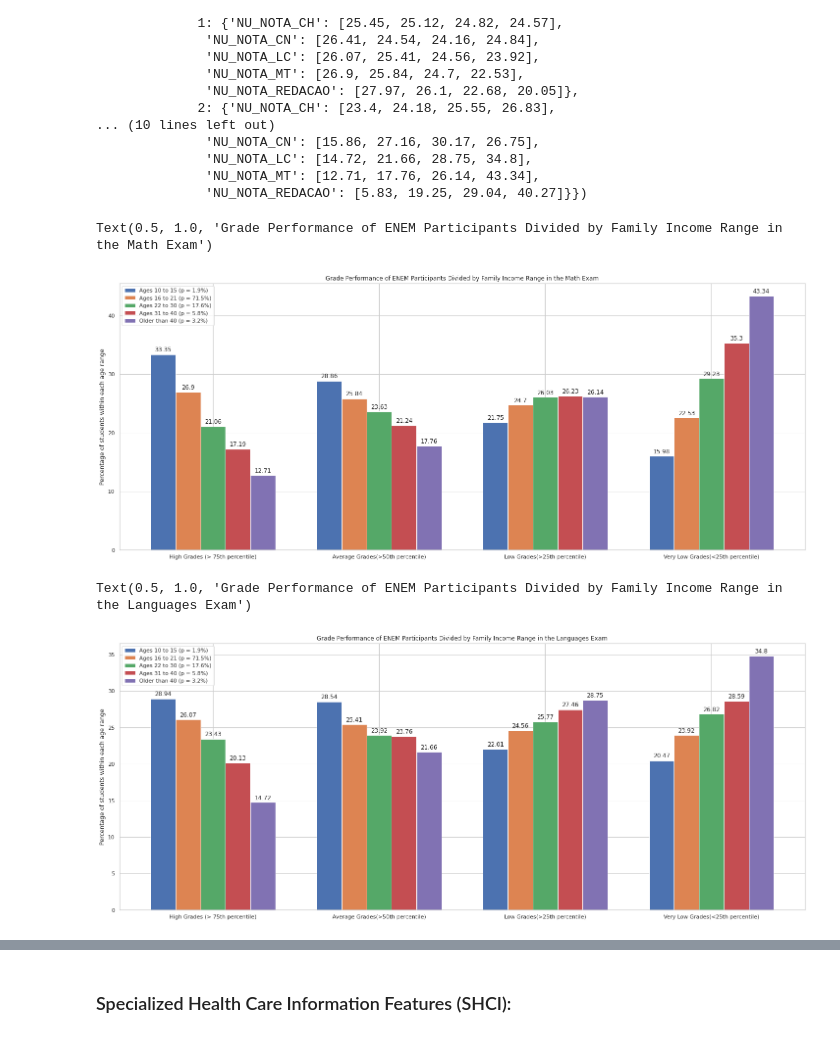
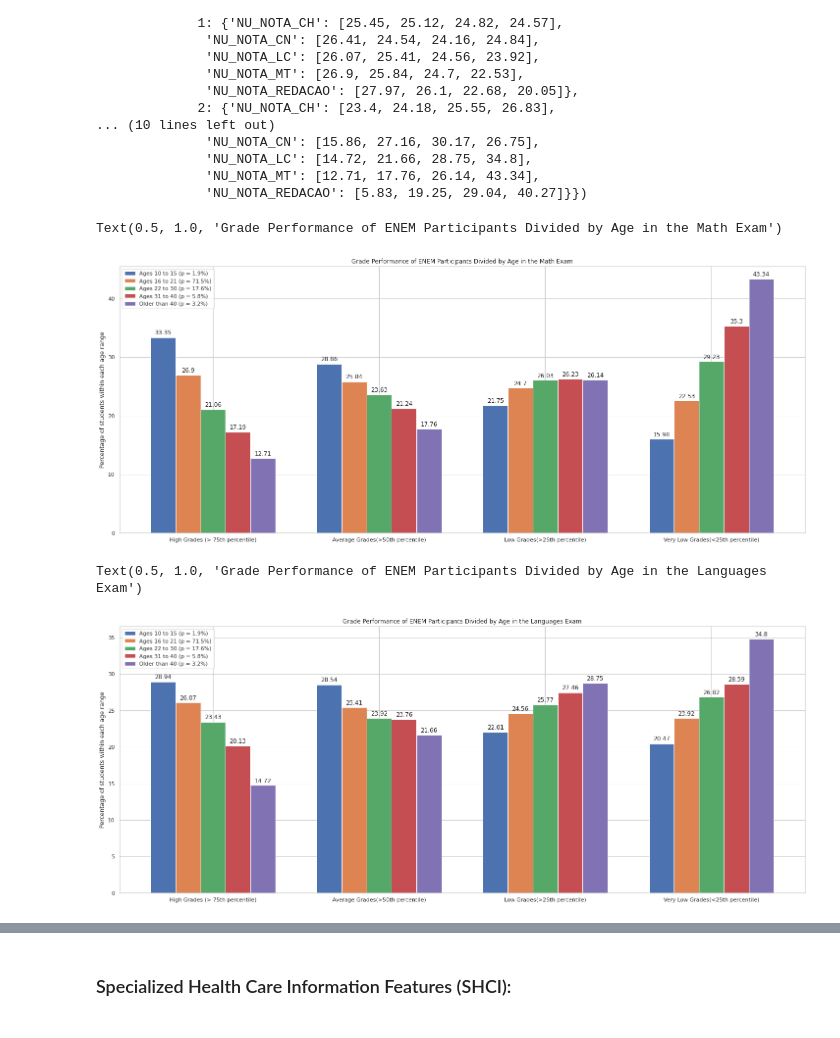
Before and after one commit to higorpr/ENEM_Exploration_Analysis, a Jupyter notebook: ENEM_Exploratory_Analysis.ipynb, the cells around one changed output, grey strips where cells are left out. Cells and saved outputs as stored; diff of their text form; code cells hidden in the pictures.

```diff
--- a/ENEM_Exploratory_Analysis.ipynb
+++ b/ENEM_Exploratory_Analysis.ipynb
@@ -2462,36 +2462,36 @@ fig, ax = plt.subplots(figsize=(25,10))
 rects_age_0 = ax.bar(x - 2 * w, age_data[0]['NU_NOTA_MT'], w, label=f'Ages 10 to 15 (p = {n_age_range_perc[0]}%)')
 rects_age_1 = ax.bar(x - 1 * w, age_data[1]['NU_NOTA_MT'], w, label=f'Ages 16 to 21 (p = {n_age_range_perc[1]}%)')
 rects_age_2 = ax.bar(x + 0 * w, age_data[2]['NU_NOTA_MT'], w, label=f'Ages 22 to 30 (p = {n_age_range_perc[2]}%)')
 rects_age_3 = ax.bar(x + 1 * w, age_data[3]['NU_NOTA_MT'], w, label=f'Ages 31 to 40 (p = {n_age_range_perc[3]}%)')
 rects_age_4 = ax.bar(x + 2 * w, age_data[4]['NU_NOTA_MT'], w, label=f'Older than 40 (p = {n_age_range_perc[4]}%)')
 
 ax.xaxis.set_ticks(x)
 ax.xaxis.set_ticklabels(labels)
 ax.legend(loc=0)
 plt.ylabel('Percentage of students within each age range')
 
 def autolabel(rects):
     """Attach a text label above each bar in *rects*, displaying its height."""
     for rect in rects:
         height = rect.get_height()
         ax.annotate('{}'.format(height),
                     xy=(rect.get_x() + rect.get_width() / 2, height),
                     xytext=(0, 3),  # 3 points vertical offset
                     textcoords="offset points",
                     ha='center', va='bottom')
 
 autolabel(rects_age_0)
 autolabel(rects_age_1)
 autolabel(rects_age_2)
 autolabel(rects_age_3)
 autolabel(rects_age_4)
 
 
 
-plt.title("Grade Performance of ENEM Participants Divided by Family Income Range in the Math Exam")
+plt.title("Grade Performance of ENEM Participants Divided by Age in the Math Exam")
 # %% [output]
-Text(0.5, 1.0, 'Grade Performance of ENEM Participants Divided by Family Income Range in the Math Exam')
+Text(0.5, 1.0, 'Grade Performance of ENEM Participants Divided by Age in the Math Exam')
-[figure, old version]
+[figure, new version]
 # %%
 # Languages Plot:
 labels = ['High Grades (> 75th percentile)', 'Average Grades(>50th percentile)', 'Low Grades(>25th percentile)', 'Very Low Grades(<25th percentile)']
@@ -2532,10 +2532,10 @@ autolabel(rects_age_4)
 
 
 
-plt.title("Grade Performance of ENEM Participants Divided by Family Income Range in the Languages Exam")
+plt.title("Grade Performance of ENEM Participants Divided by Age in the Languages Exam")
 # %% [output]
-Text(0.5, 1.0, 'Grade Performance of ENEM Participants Divided by Family Income Range in the Languages Exam')
+Text(0.5, 1.0, 'Grade Performance of ENEM Participants Divided by Age in the Languages Exam')
-[figure, old version]
+[figure, new version]
 # %%
 # Human Sciences Plot:
 labels = ['High Grades (> 75th percentile)', 'Average Grades(>50th percentile)', 'Low Grades(>25th percentile)', 'Very Low Grades(<25th percentile)']
```
Also changed, not shown: parts of 14 cells of this notebook.
